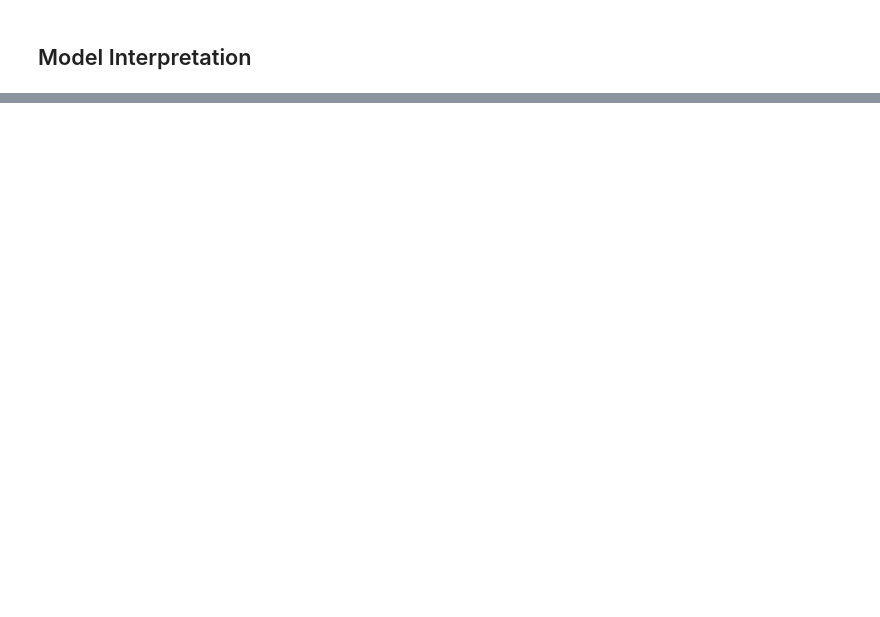
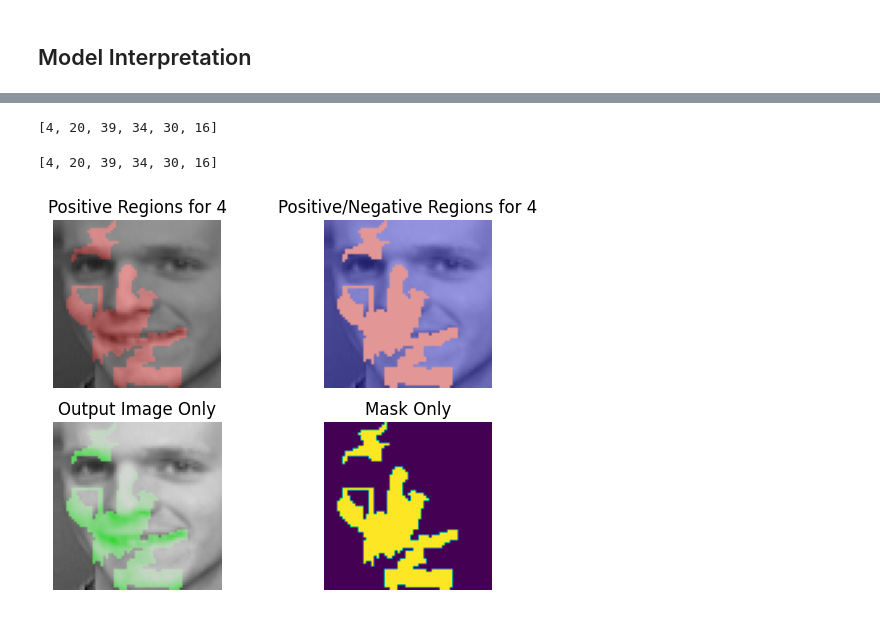
Before and after one commit to youjin2/ds, a Jupyter notebook: ds053/notebooks/surrogate_analysis_lime_for_image_data.ipynb, the cells around one changed output, grey strips where cells are left out. Drawn from its saved outputs; the diff is of its cells as text; code cells hidden in the pictures; blank space fills up the shorter version.

```diff
--- a/ds053/notebooks/surrogate_analysis_lime_for_image_data.ipynb
+++ b/ds053/notebooks/surrogate_analysis_lime_for_image_data.ipynb
@@ -71,7 +75,7 @@ X_train, X_test, y_train, y_test = train_test_split(
     y_raw,
     train_size=0.70,
     random_state=1234,
-    stratify=y_raw,
+    # stratify=y_raw,
 )
 # %%
 print(f"X_train: {X_train.shape}")
@@ -205,0 +237,10 @@ plt.imshow(segmenter.target_fn(X_rgb[0]))
+# %%
+idx = 0
+# %%
+explanation = explainer.explain_instance(
+    X_test[idx],
+    classifier_fn=pipeline.predict_proba,
+    top_labels=6,
+    num_samples=1000,
+    segmentation_fn=segmenter
+)
@@ -205,0 +262,41 @@ plt.imshow(segmenter.target_fn(X_rgb[0]))
+# %%
+sorted(range(len(probs)), key=lambda i: probs[i], reverse=True)[:6]
+# %% [output]
+[4, 20, 39, 34, 30, 16]
+# %%
+# explainer uses classifier_fn to predict output labels
+explanation.top_labels
+# %% [output]
+[4, 20, 39, 34, 30, 16]
+# %%
+# temp = X_test[idx]
+temp_pos, mask_pos = explanation.get_image_and_mask(
+    y_test[idx],
+    positive_only=True,
+    num_features=8,
+    hide_rest=False
+)
+temp_all, mask_all = explanation.get_image_and_mask(
+    y_test[idx],
+    positive_only=False,
+    num_features=8,
+    hide_rest=False
+)
+# %%
+fig, ((ax1, ax2), (ax3, ax4)) = plt.subplots(2, 2)
+ax1.imshow(label2rgb(mask_pos, temp_pos, bg_label=0))
+ax1.set_title(f"Positive Regions for {y_test[idx]}")
+
+ax2.imshow(label2rgb(4-mask_all, temp_all, bg_label=0))
+ax2.set_title(f"Positive/Negative Regions for {y_test[idx]}")
+
+ax3.imshow(temp_all)
+ax3.set_title("Output Image Only")
+
+ax4.imshow(mask_all)
+ax4.set_title("Mask Only")
+
+for ax in [ax1, ax2, ax3, ax4]:
+    ax.axis("off")
+# %% [output]
+[figure, added]
```
Also changed, not shown: parts of 22 cells of this notebook.
